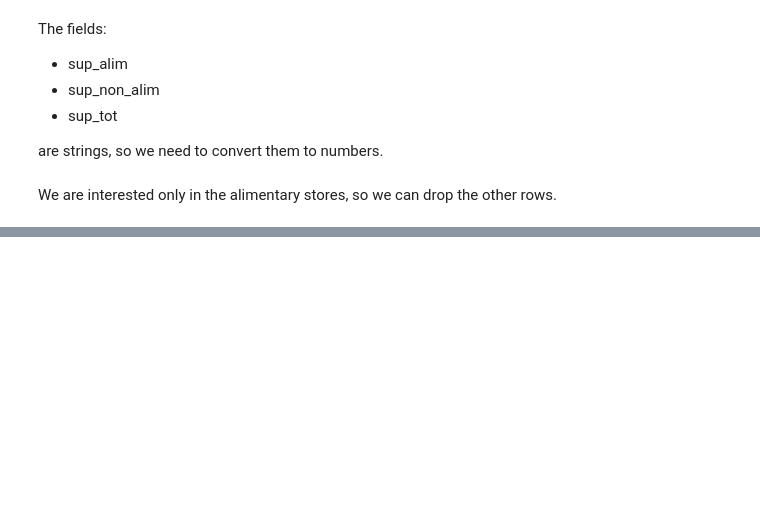
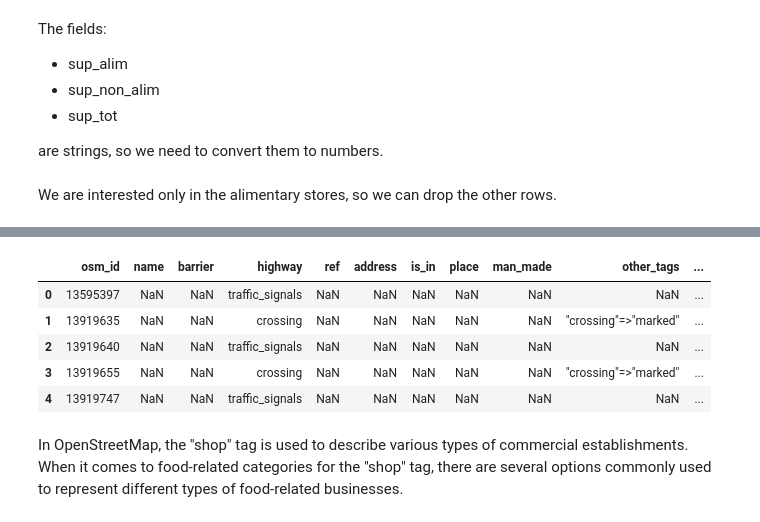
Before and after one commit to marco-scatassi/commercial-activities-Milan, a Jupyter notebook: Notebook/0.0_data_ingestion.ipynb, the cells around one changed output, grey strips where cells are left out. Cells and saved outputs as stored; diff of their text form; code cells hidden in the pictures; blank space fills up the shorter version.

Commit message:
open street map

```diff
--- a/Notebook/0.0_data_ingestion.ipynb
+++ b/Notebook/0.0_data_ingestion.ipynb
@@ -92,0 +101,10 @@ map
+# %%
+def extract_shop_tags(row, mapping):
+    if type(row[mapping["other_tags"]])==str and '"shop"=>' in row[mapping["other_tags"]]:
+        a = row[mapping["other_tags"]].split('"shop"=>')[1]
+        if "," in a:
+            a = a.split(",")[0]
+        a = a.replace('"', '').replace(" ", "")
+        return a
+    else:
+        return None
@@ -92,0 +131,15 @@ map
+# %%
+mapping = {col: i for i, col in enumerate(data.columns)}
+# %%
+data["shop"] = data.apply(lambda x: extract_shop_tags(x, mapping), axis=1)
+# %%
+data.head(5)
+# %% [output]
+|  | osm_id | name | barrier | highway | ref | address | is_in | place | man_made | other_tags | ... |
+| 0 | 13595397 | NaN | NaN | traffic_signals | NaN | NaN | NaN | NaN | NaN | NaN | ... |
+| 1 | 13919635 | NaN | NaN | crossing | NaN | NaN | NaN | NaN | NaN | "crossing"=>"marked" | ... |
+| 2 | 13919640 | NaN | NaN | traffic_signals | NaN | NaN | NaN | NaN | NaN | NaN | ... |
+| 3 | 13919655 | NaN | NaN | crossing | NaN | NaN | NaN | NaN | NaN | "crossing"=>"marked" | ... |
+| 4 | 13919747 | NaN | NaN | traffic_signals | NaN | NaN | NaN | NaN | NaN | NaN | ... |
+# %% [markdown]
+In OpenStreetMap, the "shop" tag is used to describe various types of commercial establishments. When it comes to food-related categories for the "shop" tag, there are several options commonly used to represent different types of food-related businesses.
```
Also changed, not shown: parts of 15 cells of this notebook, 1 other file.
